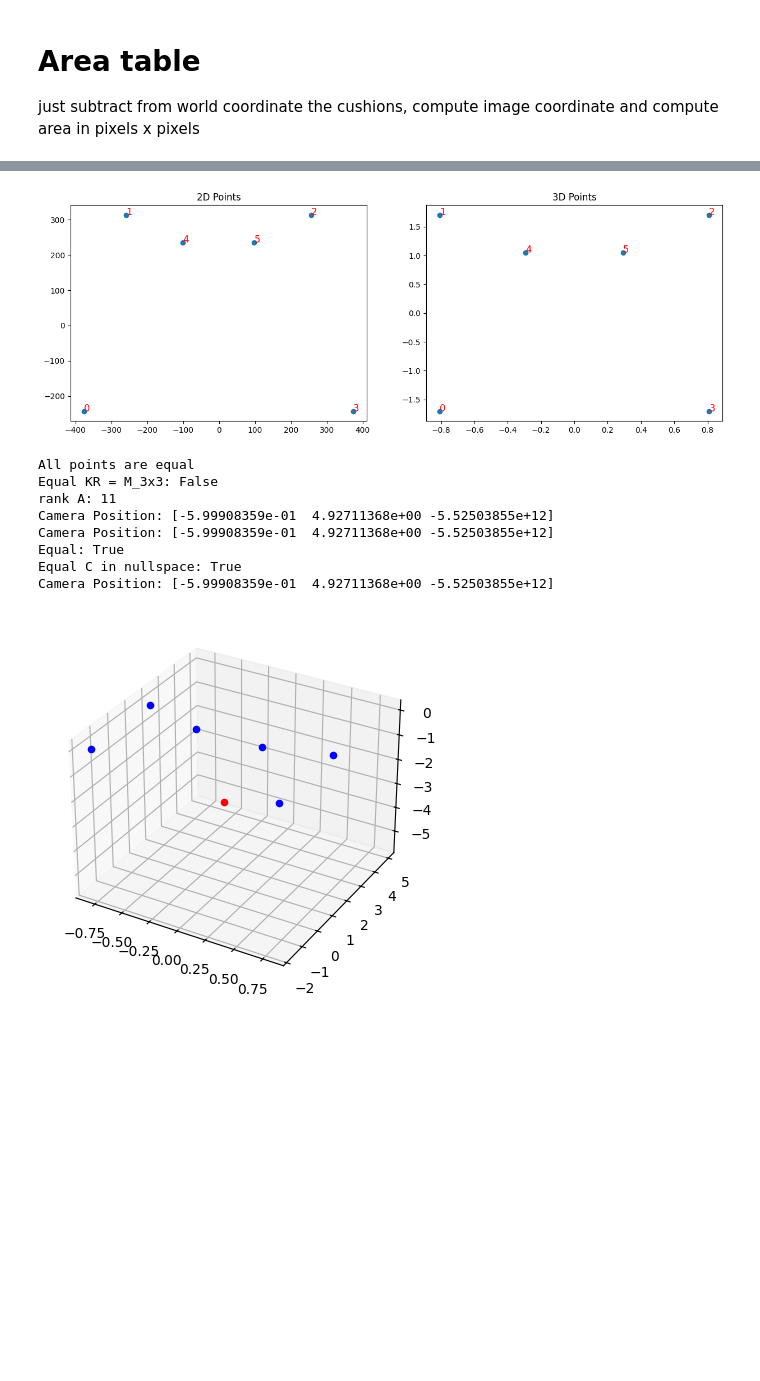
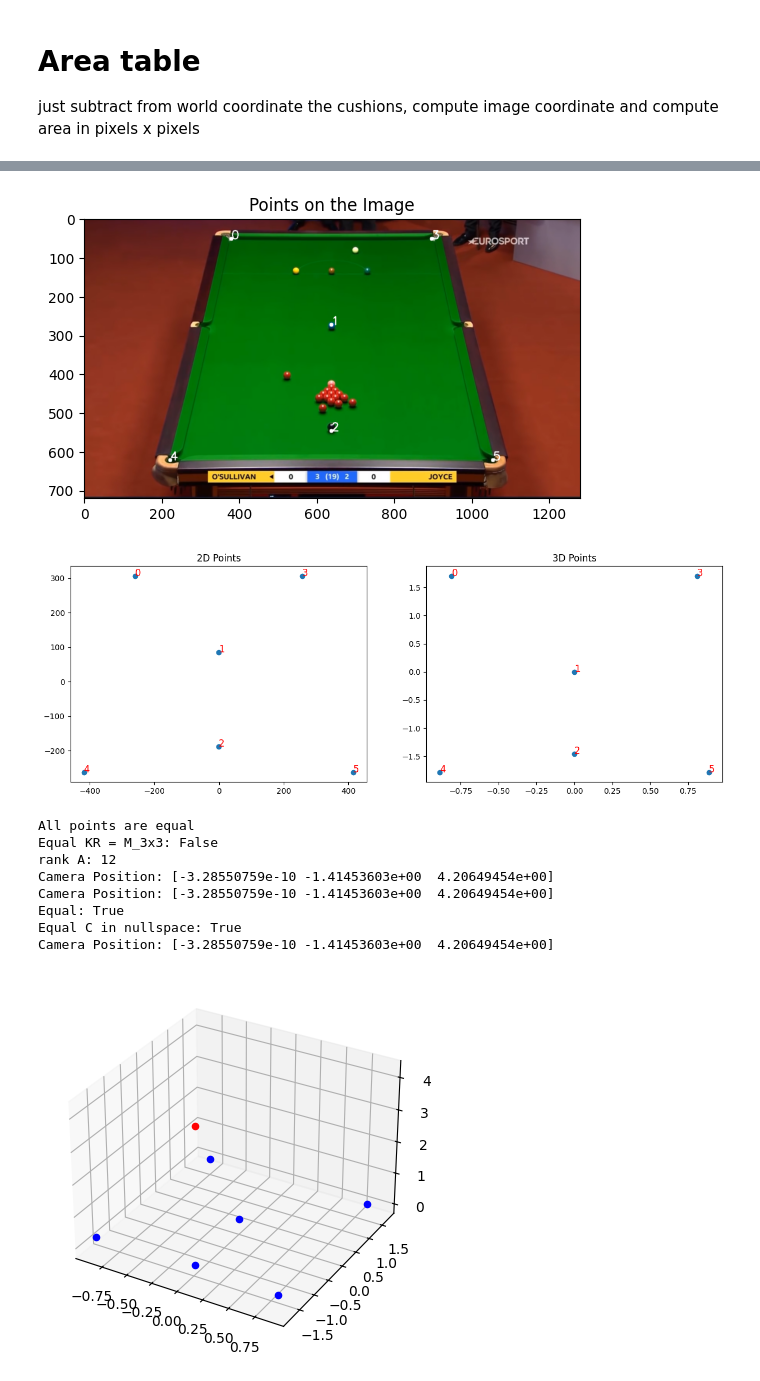
Before and after one commit to SamuelCorecco/Computer_Vision_Project, a Jupyter notebook: Task2.ipynb, the cells around one changed output, grey strips where cells are left out. Saved outputs shown, nothing was run; the diff lists cells and outputs as text; code cells hidden in the pictures; blank space fills up the shorter version.

Commit message:
camera position

```diff
--- a/Task2.ipynb
+++ b/Task2.ipynb
@@ -681,21 +687,39 @@ DEBUG = True
 # Step 1: get world coordinates and pixel coordinates
 # this are our corner in the real world
 # for world coords we use 4 corners in the playng area and the 2 balls
-A_2 = (0+ cushinous_len       ,3.569 - cushinous_len)
-B_2 = (0+ cushinous_len       ,0 + cushinous_len)
-C_2 = (1.778 - cushinous_len  ,0 + cushinous_len)
-D_2 = (1.778 - cushinous_len  , 3.569 - cushinous_len)
+A_2 = (0+ cushinous_len       ,0 + cushinous_len)
+B_2 = (middle_x, middle_y)
+C_2 = (middle_x, middle_y + 1.4605)
+D_2 = (1.778 - cushinous_len  ,0 + cushinous_len)
+A = (0       ,3.569)
+B = (1.778       ,3.569 )
+
+
 
 world_coords = np.array([
     A_2,
     B_2,
     C_2,
     D_2,
-    [middle_x - 0.292, middle_y - 1.0475],
-    [middle_x + 0.292, middle_y - 1.0475],
+    A,
+    B,
 ])
 
 pixel_coords = apply_transformation_to_points(world_coords, M)
+
+# change y of pixel_coords[3] an pixel_coords[0] + 5 pixel
+pixel_coords[3][1] = pixel_coords[3][1] + 5
+pixel_coords[0][1] = pixel_coords[0][1] + 5
+
+# plot on the image the points
+output_image = image_rgb.copy()
+for i, point in enumerate(pixel_coords):
+    cv2.circle(output_image, (int(point[0]), int(point[1])), 5, (255, 255, 255), -1)
+    cv2.putText(output_image, str(i), (int(point[0]), int(point[1])), cv2.FONT_HERSHEY_SIMPLEX, 1, (255, 255, 255), 2)
+
+plt.imshow(output_image)
+plt.title('Points on the Image')
+plt.show()
 
 # Step 2: make the world coordinates 3D, so add Z 0.8 for the table and 0.8 + 0.02625
 
@@ -703,11 +727,11 @@ TRABLE_HEIGHT =0.0 # 0.8
 
 world_coords_3d = np.array([
     [A_2[0], A_2[1], TRABLE_HEIGHT],
-    [B_2[0], B_2[1], TRABLE_HEIGHT],
+    [B_2[0], B_2[1], TRABLE_HEIGHT + 0.2],
     [C_2[0], C_2[1], TRABLE_HEIGHT],
     [D_2[0], D_2[1], TRABLE_HEIGHT],
-    [middle_x - 0.292, middle_y - 1.0475, TRABLE_HEIGHT + 0.02625],
-    [middle_x + 0.292, middle_y - 1.0475, TRABLE_HEIGHT + 0.02625],
+    [A[0], A[1], TRABLE_HEIGHT + 0.3],
+    [B[0], B[1], TRABLE_HEIGHT + 0.3],
 ])
 
 # spe 2.5 center of the table x and y for 2d and 3d and flip the y axis
@@ -732,6 +756,7 @@ axs[1].set_title('3D Points')
 for i, point in enumerate(world_coords_3d):
     axs[1].text(point[0], point[1], str(i), fontsize=12, color='red')
 plt.show()
+
 
 
 
@@ -844,40 +869,41 @@ C = compute_camera_position(M_camera)
 M_hom = compute_camera_matrix_Hom(world_coords_3d, pixel_coords)
 C_2 = compute_camera_pos_hom(M_hom)
 
 if DEBUG:
     print(f'Camera Position: {C}')
     print(f'Camera Position: {C_2}')
     print(f'Equal: {np.allclose(C, C_2)}')
 
 
 if DEBUG:
     # check if C is in the nullspace of the P
     print(f'Equal C in nullspace: {np.allclose(M_camera.dot(np.array([C[0], C[1], C[2], 1])), 0)}')
 
 
 print(f'Camera Position: {C}')
 
 # plot in 3D
 
 from mpl_toolkits.mplot3d import Axes3D
 
 fig = plt.figure()
 ax = fig.add_subplot(111, projection='3d')
 
 # plot the camera position and world coordinates
 ax.scatter(C[0], C[1], C[2], c='r', marker='o')
 for i in range(len(world_coords_3d)):
     ax.scatter(world_coords_3d[i][0], world_coords_3d[i][1], world_coords_3d[i][2], c='b', marker='o')
 
 plt.show()
 # %% [output]
-[figure, old version]
+[figure, new version]
+[figure, new version]
 All points are equal
 Equal KR = M_3x3: False
-rank A: 11
-Camera Position: [-5.99908359e-01  4.92711368e+00 -5.52503855e+12]
-Camera Position: [-5.99908359e-01  4.92711368e+00 -5.52503855e+12]
+rank A: 12
+Camera Position: [-3.28550759e-10 -1.41453603e+00  4.20649454e+00]
+Camera Position: [-3.28550759e-10 -1.41453603e+00  4.20649454e+00]
 Equal: True
 Equal C in nullspace: True
-Camera Position: [-5.99908359e-01  4.92711368e+00 -5.52503855e+12]
+Camera Position: [-3.28550759e-10 -1.41453603e+00  4.20649454e+00]
-[figure, old version]
+[figure, added]
```
Also changed, not shown: parts of 3 cells of this notebook.
